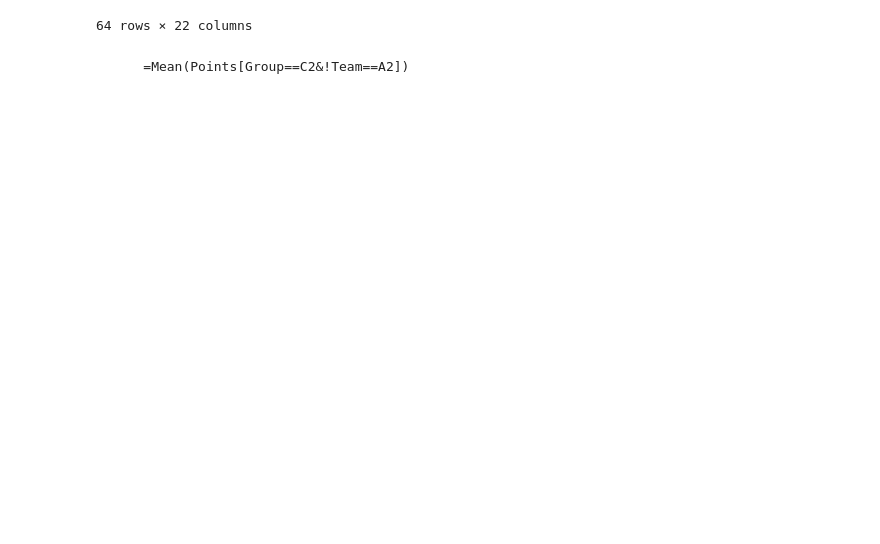
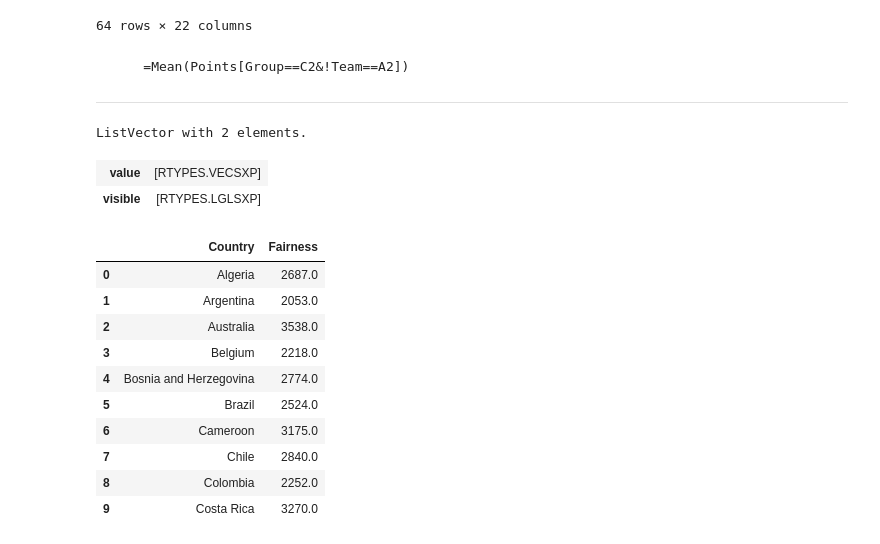
Before and after one commit to shrey233/Discovery-Project, a Jupyter notebook: Python Code/FIFA World Cup Randomness Analysis.ipynb, the cells around one changed output. Saved outputs shown, nothing was run; the diff lists cells and outputs as text; code cells hidden in the pictures; blank space fills up the shorter version.

Commit message:
Used output from R script, converted into Py format.

```diff
--- a/Python Code/FIFA World Cup Randomness Analysis.ipynb
+++ b/Python Code/FIFA World Cup Randomness Analysis.ipynb
@@ -728,3 +758,4 @@ display(fifa2014Fairness)
 # %% [markdown]
         =Mean(Points[Group==C2&!Team==A2])
+***
 # %%
@@ -733,0 +788,41 @@ display(fifa2014Fairness)
+# %%
+import rpy2.robjects as robjects
+robjects.r.source("FairnessCalc.R")
+# %% [output]
+ListVector with 2 elements.
+| value | [RTYPES.VECSXP] |
+| visible | [RTYPES.LGLSXP] |
+# %%
+def generateFairness(year):
+
+    # Convert Year input into 'string' type
+    year = str(year)
+
+    # Extract matching fairness dataframe from the R script into a dataframe
+    fifayearFairness = pd.DataFrame(robjects.globalenv["fifa"+year+"Fairness"]).T
+
+    # Rename column names
+    fifayearFairness.columns = ['Country', 'Fairness']
+
+    return(fifayearFairness)
+# %%
+fifa1994FairnessScore = generateFairness(1994)
+fifa1998FairnessScore = generateFairness(1998)
+fifa2002FairnessScore = generateFairness(2002)
+fifa2006FairnessScore = generateFairness(2006)
+fifa2010FairnessScore = generateFairness(2010)
+fifa2014FairnessScore = generateFairness(2014)
+# %%
+fifa2014FairnessScore.head(10)
+# %% [output]
+|  | Country | Fairness |
+| 0 | Algeria | 2687.0 |
+| 1 | Argentina | 2053.0 |
+| 2 | Australia | 3538.0 |
+| 3 | Belgium | 2218.0 |
+| 4 | Bosnia and Herzegovina | 2774.0 |
+| 5 | Brazil | 2524.0 |
+| 6 | Cameroon | 3175.0 |
+| 7 | Chile | 2840.0 |
+| 8 | Colombia | 2252.0 |
+| 9 | Costa Rica | 3270.0 |
```
Also changed, not shown: parts of 14 cells of this notebook.
